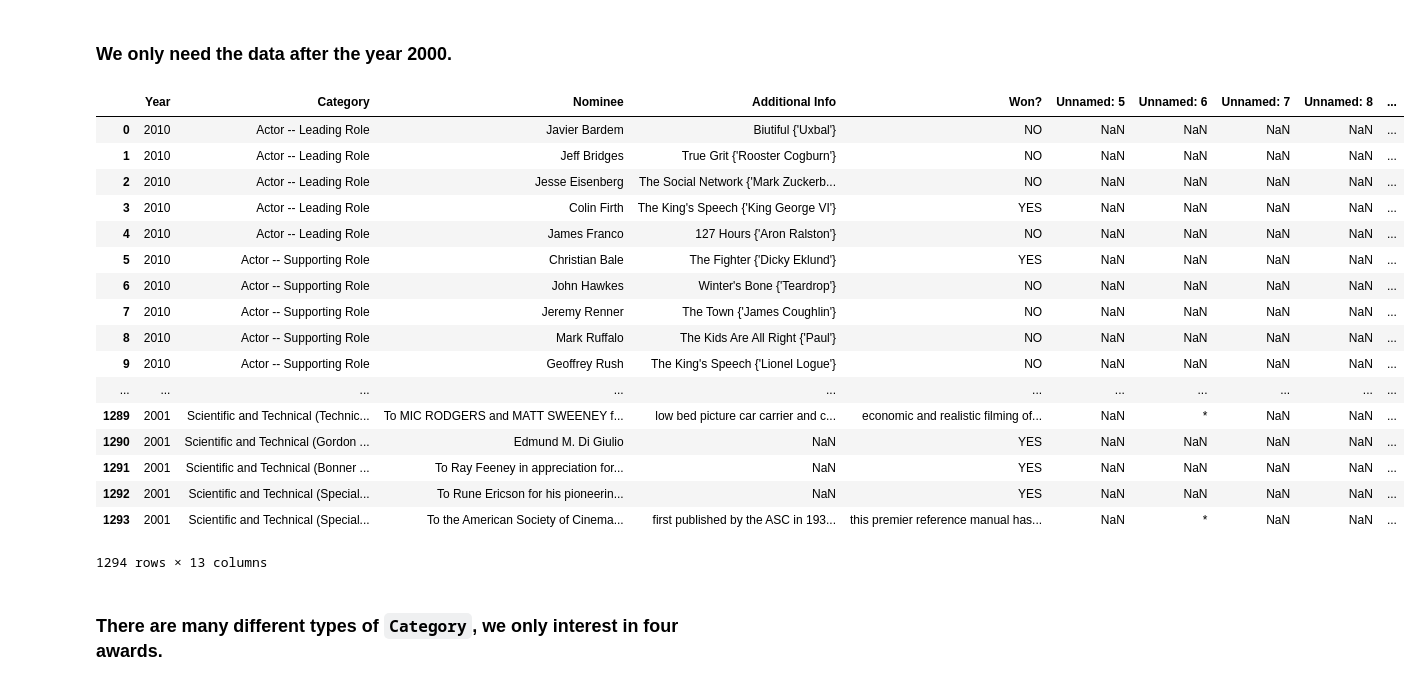
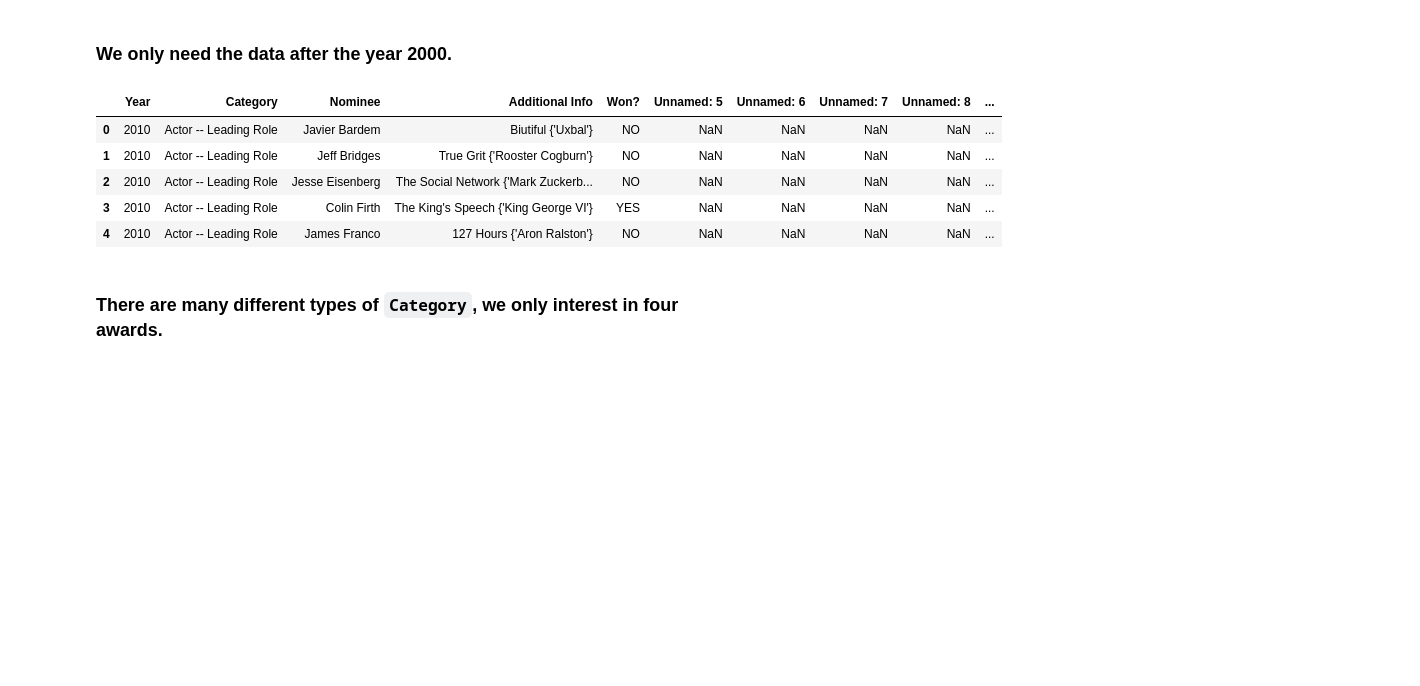
Before and after one commit to frankbearzou/Data-analysis, a Jupyter notebook: Academy Award nominations/Academy Award nominations.ipynb, the cells around one changed output. Saved outputs shown, nothing was run; the diff lists cells and outputs as text; code cells hidden in the pictures; blank space fills up the shorter version.

```diff
--- a/Academy Award nominations/Academy Award nominations.ipynb
+++ b/Academy Award nominations/Academy Award nominations.ipynb
@@ -236,26 +179,14 @@ df
 # %%
 later_than_2000 = df[df['Year'] > 2000]
 # %%
-later_than_2000
+later_than_2000.head()
 # %% [output]
 |  | Year | Category | Nominee | Additional Info | Won? | Unnamed: 5 | Unnamed: 6 | Unnamed: 7 | Unnamed: 8 | ... |
 | 0 | 2010 | Actor -- Leading Role | Javier Bardem | Biutiful {'Uxbal'} | NO | NaN | NaN | NaN | NaN | ... |
 | 1 | 2010 | Actor -- Leading Role | Jeff Bridges | True Grit {'Rooster Cogburn'} | NO | NaN | NaN | NaN | NaN | ... |
 | 2 | 2010 | Actor -- Leading Role | Jesse Eisenberg | The Social Network {'Mark Zuckerb... | NO | NaN | NaN | NaN | NaN | ... |
 | 3 | 2010 | Actor -- Leading Role | Colin Firth | The King's Speech {'King George VI'} | YES | NaN | NaN | NaN | NaN | ... |
 | 4 | 2010 | Actor -- Leading Role | James Franco | 127 Hours {'Aron Ralston'} | NO | NaN | NaN | NaN | NaN | ... |
-| 5 | 2010 | Actor -- Supporting Role | Christian Bale | The Fighter {'Dicky Eklund'} | YES | NaN | NaN | NaN | NaN | ... |
-| 6 | 2010 | Actor -- Supporting Role | John Hawkes | Winter's Bone {'Teardrop'} | NO | NaN | NaN | NaN | NaN | ... |
-| 7 | 2010 | Actor -- Supporting Role | Jeremy Renner | The Town {'James Coughlin'} | NO | NaN | NaN | NaN | NaN | ... |
-| 8 | 2010 | Actor -- Supporting Role | Mark Ruffalo | The Kids Are All Right {'Paul'} | NO | NaN | NaN | NaN | NaN | ... |
-| 9 | 2010 | Actor -- Supporting Role | Geoffrey Rush | The King's Speech {'Lionel Logue'} | NO | NaN | NaN | NaN | NaN | ... |
-| ... | ... | ... | ... | ... | ... | ... | ... | ... | ... | ... |
-| 1289 | 2001 | Scientific and Technical (Technic... | To MIC RODGERS and MATT SWEENEY f... | low bed picture car carrier and c... | economic and realistic filming of... | NaN | * | NaN | NaN | ... |
-| 1290 | 2001 | Scientific and Technical (Gordon ... | Edmund M. Di Giulio | NaN | YES | NaN | NaN | NaN | NaN | ... |
-| 1291 | 2001 | Scientific and Technical (Bonner ... | To Ray Feeney in appreciation for... | NaN | YES | NaN | NaN | NaN | NaN | ... |
-| 1292 | 2001 | Scientific and Technical (Special... | To Rune Ericson for his pioneerin... | NaN | YES | NaN | NaN | NaN | NaN | ... |
-| 1293 | 2001 | Scientific and Technical (Special... | To the American Society of Cinema... | first published by the ASC in 193... | this premier reference manual has... | NaN | * | NaN | NaN | ... |
-1294 rows × 13 columns
 # %% [markdown]
 ### There are many different types of `Category`, we only interest in four awards.
 # %%
```
Also changed, not shown: parts of 14 cells of this notebook.
